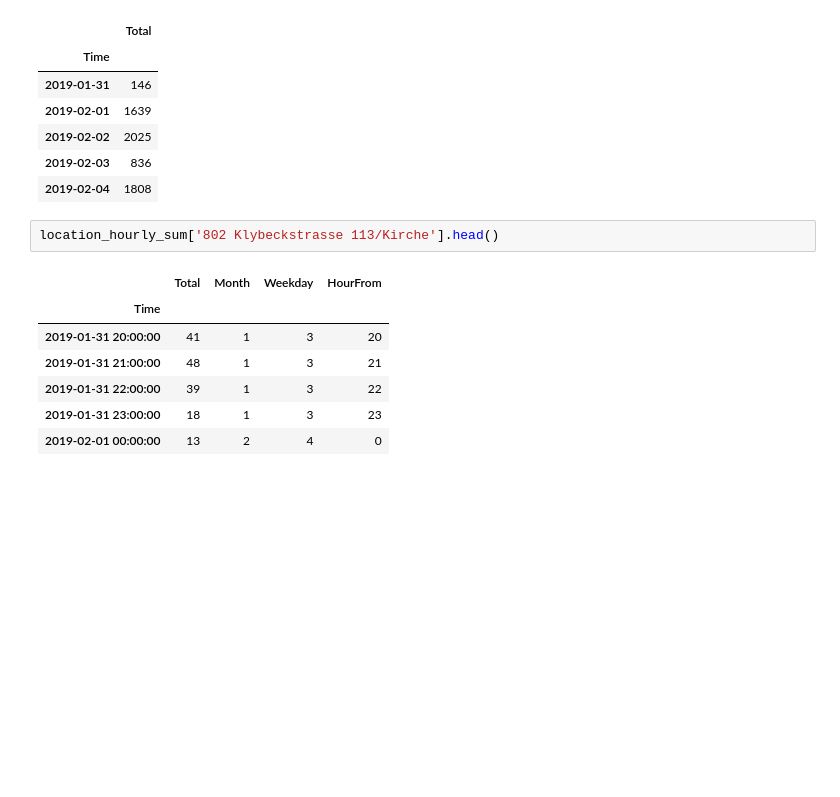
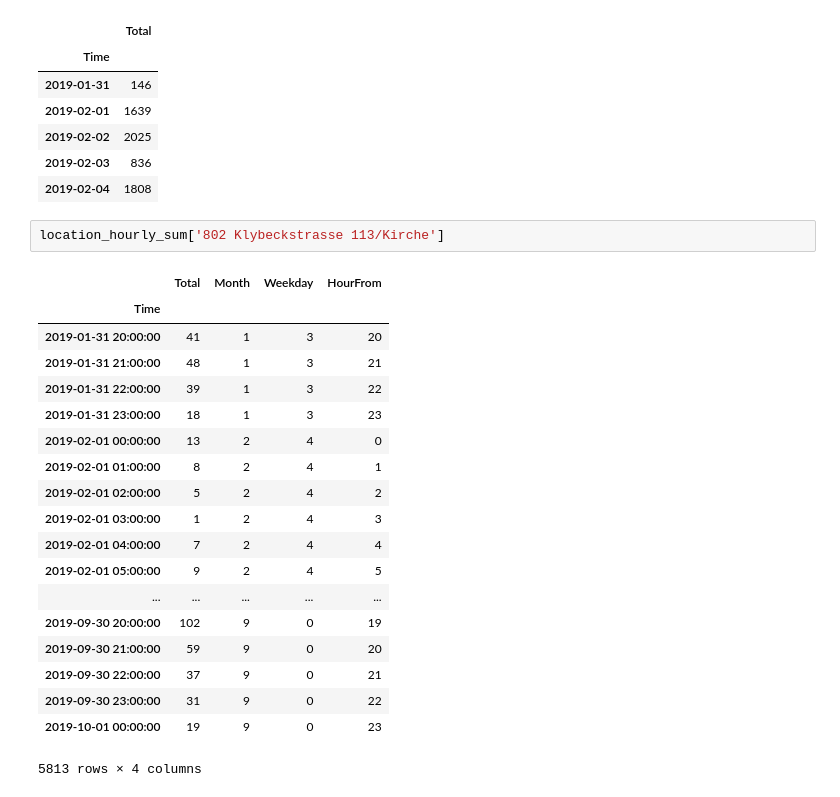
Before and after one commit to 1b15/walk-flow, a Jupyter notebook: notebooks/basel_analysis.ipynb, the cells around one changed output. Cells and saved outputs as stored; diff of their text form; blank space fills up the shorter version.

```diff
--- a/notebooks/basel_analysis.ipynb
+++ b/notebooks/basel_analysis.ipynb
@@ -52,13 +52,25 @@ location_daily_sum['802 Klybeckstrasse 113/Kirche'].head()
 | 2019-02-03 | 836 |
 | 2019-02-04 | 1808 |
 # %%
-location_hourly_sum['802 Klybeckstrasse 113/Kirche'].head()
+location_hourly_sum['802 Klybeckstrasse 113/Kirche']
 # %% [output]
 |  | Total | Month | Weekday | HourFrom |
 | Time |  |  |  |  |
 | 2019-01-31 20:00:00 | 41 | 1 | 3 | 20 |
 | 2019-01-31 21:00:00 | 48 | 1 | 3 | 21 |
 | 2019-01-31 22:00:00 | 39 | 1 | 3 | 22 |
 | 2019-01-31 23:00:00 | 18 | 1 | 3 | 23 |
 | 2019-02-01 00:00:00 | 13 | 2 | 4 | 0 |
+| 2019-02-01 01:00:00 | 8 | 2 | 4 | 1 |
+| 2019-02-01 02:00:00 | 5 | 2 | 4 | 2 |
+| 2019-02-01 03:00:00 | 1 | 2 | 4 | 3 |
+| 2019-02-01 04:00:00 | 7 | 2 | 4 | 4 |
+| 2019-02-01 05:00:00 | 9 | 2 | 4 | 5 |
+| ... | ... | ... | ... | ... |
+| 2019-09-30 20:00:00 | 102 | 9 | 0 | 19 |
+| 2019-09-30 21:00:00 | 59 | 9 | 0 | 20 |
+| 2019-09-30 22:00:00 | 37 | 9 | 0 | 21 |
+| 2019-09-30 23:00:00 | 31 | 9 | 0 | 22 |
+| 2019-10-01 00:00:00 | 19 | 9 | 0 | 23 |
+5813 rows × 4 columns
 # %%
```
Also changed, not shown: parts of 1 cell of this notebook, 2 other files.
